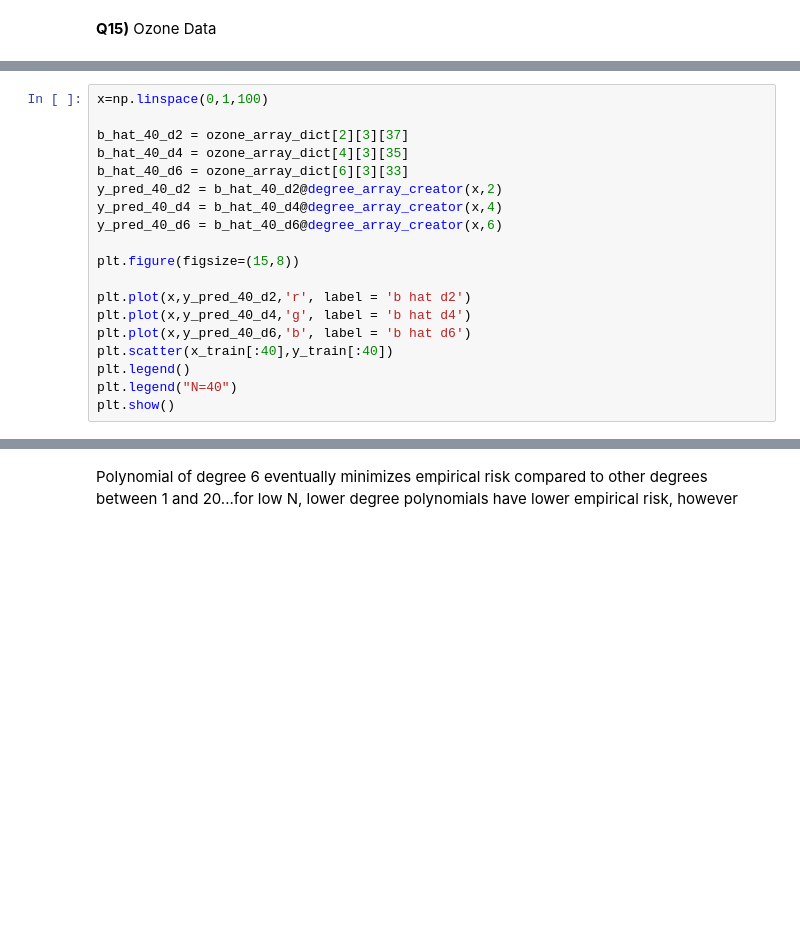
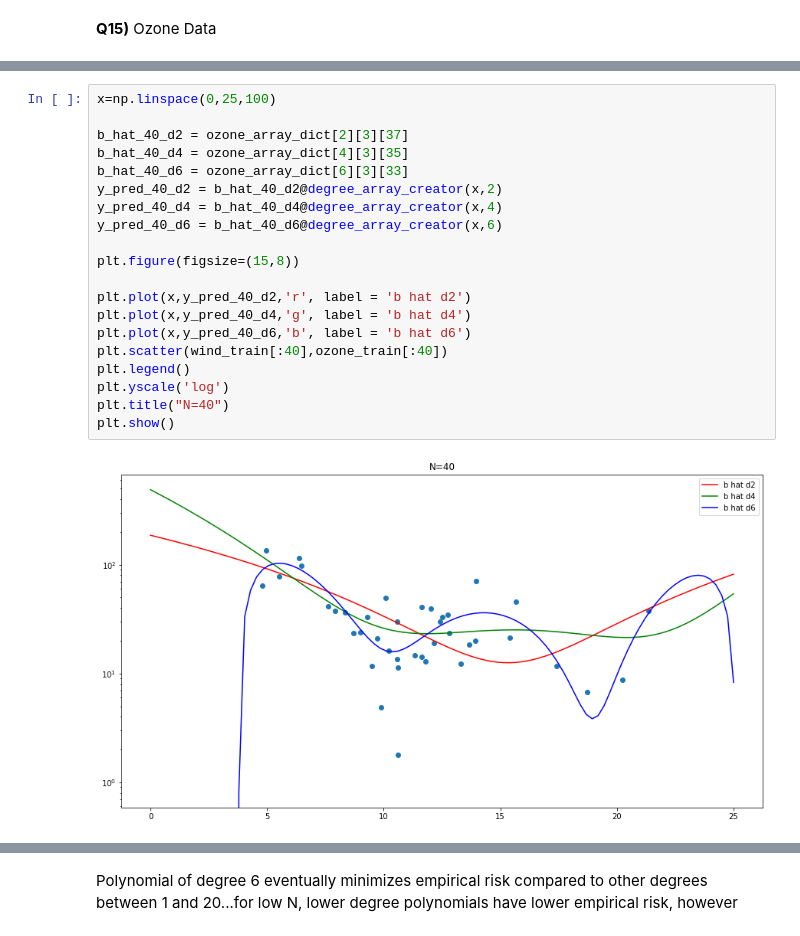
Before and after one commit to jp6422/School, a Jupyter notebook: 1003/hw1/ML HW 1.ipynb, the cells around one changed output, grey strips where cells are left out. Drawn from its saved outputs; the diff is of its cells as text; blank space fills up the shorter version.

```diff
--- a/1003/hw1/ML HW 1.ipynb
+++ b/1003/hw1/ML HW 1.ipynb
@@ -458,20 +471,23 @@ plt.show()
 # %%
-x=np.linspace(0,1,100)
+x=np.linspace(0,25,100)
 
 b_hat_40_d2 = ozone_array_dict[2][3][37]
 b_hat_40_d4 = ozone_array_dict[4][3][35]
 b_hat_40_d6 = ozone_array_dict[6][3][33]
 y_pred_40_d2 = b_hat_40_d2@degree_array_creator(x,2)
 y_pred_40_d4 = b_hat_40_d4@degree_array_creator(x,4)
 y_pred_40_d6 = b_hat_40_d6@degree_array_creator(x,6)
 
 plt.figure(figsize=(15,8))
 
 plt.plot(x,y_pred_40_d2,'r', label = 'b hat d2')
 plt.plot(x,y_pred_40_d4,'g', label = 'b hat d4')
 plt.plot(x,y_pred_40_d6,'b', label = 'b hat d6')
-plt.scatter(x_train[:40],y_train[:40])
+plt.scatter(wind_train[:40],ozone_train[:40])
 plt.legend()
-plt.legend("N=40")
+plt.yscale('log')
+plt.title("N=40")
 plt.show()
+# %% [output]
+[figure, added]
 # %%
```
Also changed, not shown: parts of 15 cells of this notebook.
